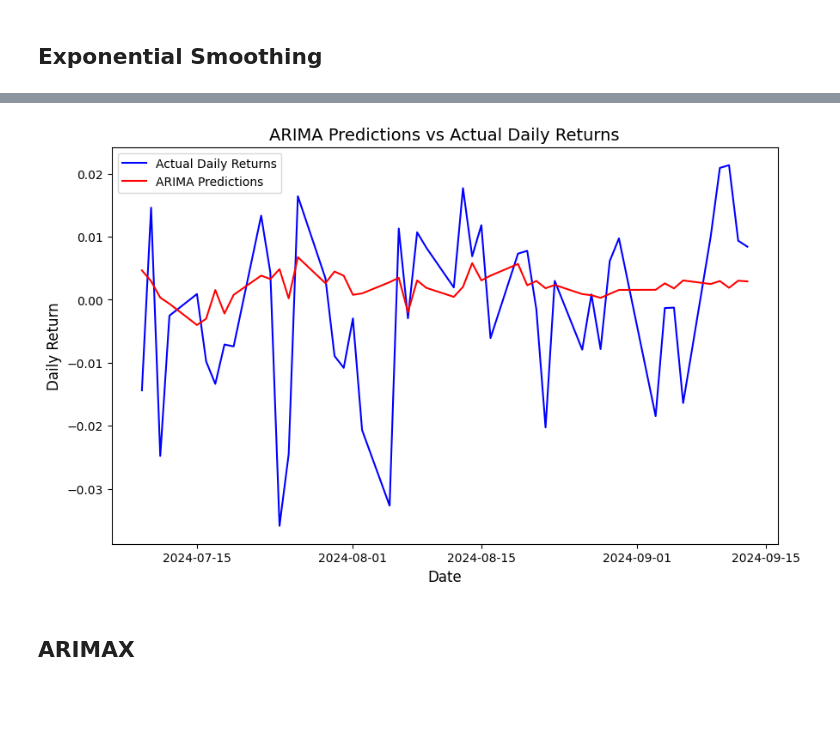
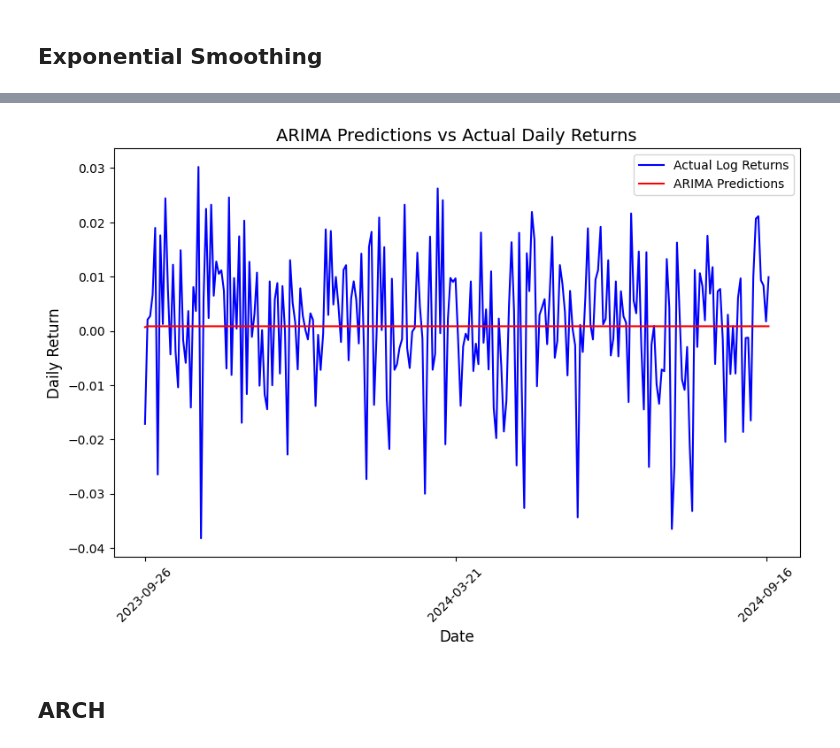
Before and after one commit to shayan1083/FinancialAnalysis, a Jupyter notebook: model.ipynb, the cells around one changed output, grey strips where cells are left out. Cells and saved outputs as stored; diff of their text form; code cells hidden in the pictures; blank space fills up the shorter version.

```diff
--- a/model.ipynb
+++ b/model.ipynb
@@ -29,3 +31,5 @@ df = pd.read_sql(query, engine)
 # %%
 df = df.set_index('record_date')
 df = df.sort_index()
+# %%
+df.index = pd.DatetimeIndex(df.index).to_period('D')
@@ -32,3 +46,25 @@ df = df.sort_index()
+# %%
+df['lag1'] = df['close_price'].shift(1)
+df['lag7'] = df['close_price'].shift(7)
+df['lag30'] = df['close_price'].shift(30)
+
+df['daily_return'] = df['close_price'].pct_change(1)
+df['log_return'] = np.log(df['close_price'] / df['close_price'].shift(1))
+
+df['volatility_14'] = df['daily_return'].rolling(window=14).std()
+df['volatility_30'] = df['daily_return'].rolling(window=30).std()
+
+df['ma_10'] = df['close_price'].rolling(window=10).mean()
+df['ema_10'] = df['close_price'].ewm(span=10, adjust=False).mean()
+
+df['rsi_14'] = compute_rsi(df['close_price'], window=14)
+
+df['std_10'] = df['close_price'].rolling(window=10).std()
+df['bollinger_upper'] = df['ma_10'] + (df['std_10']*2)
+df['bollinger_lower'] = df['ma_10'] - (df['std_10']*2)
+# %%
+df.replace([np.inf, -np.inf], np.nan, inplace=True)
+df = df.dropna()
 # %%
 df
 # %% [output]
@@ -189,0 +363,9 @@ ARIMA Model RMSE: 0.013863406458599218
+# %%
+arima = auto_arima(y=train['log_return'],
+                   #X=pd.DataFrame(train[exogenous_features]),
+                   trace=True)
+arima.fit(train['log_return'])#, exogenous=train[exogenous_features])
+arima_predictions = arima.predict(len(test))#, exogenous=test[exogenous_features])
+arima_rmse = root_mean_squared_error(test['log_return'], arima_predictions)
+
+print(f'ARIMA Model RMSE: {arima_rmse}')
@@ -190,13 +387,16 @@ ARIMA Model RMSE: 0.013863406458599218
 # %%
 plt.figure(figsize=(10,6))
-plt.plot(test.index, test['daily_return'], label='Actual Daily Returns', color='blue')
-plt.plot(test.index, arima_predictions, label='ARIMA Predictions', color='red')
+plt.plot(test.index.astype(str), test['log_return'], label='Actual Log Returns', color='blue')
+plt.plot(test.index.astype(str), arima_predictions, label='ARIMA Predictions', color='red')
 plt.title('ARIMA Predictions vs Actual Daily Returns', fontsize=14)
 plt.xlabel('Date', fontsize=12)
 plt.ylabel('Daily Return', fontsize=12)
 plt.legend()
+num_ticks = 10
+plt.gca().set_xticks(plt.gca().get_xticks()[::len(df)//num_ticks])
+plt.xticks(rotation=45)
 plt.show()
 # %% [output]
-[figure, old version]
+[figure, new version]
 # %% [markdown]
-## ARIMAX
+## ARCH
```
Also changed, not shown: parts of 57 cells of this notebook, 3 other files.
